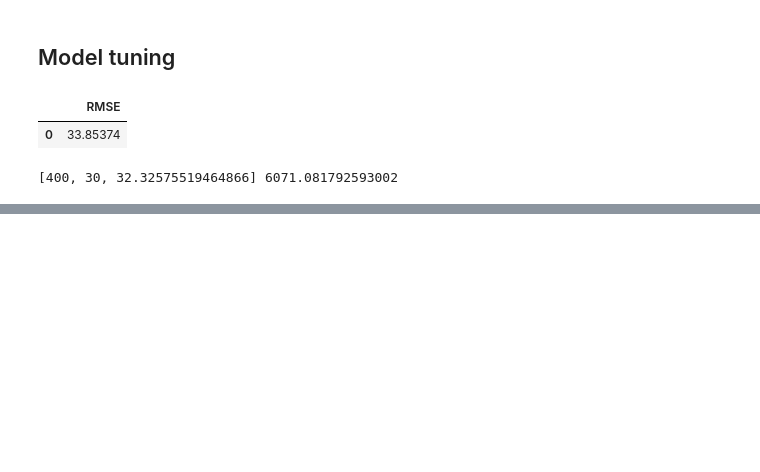
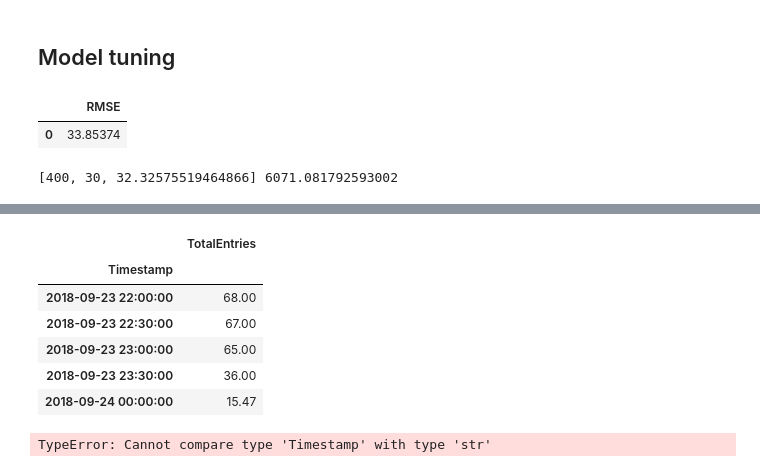
Before and after one commit to RamiroArribas/People_traffic_forecasting, a Jupyter notebook: Modeling/RandomForest_results_farming_Maragall.ipynb, the cells around one changed output, grey strips where cells are left out. Cells and saved outputs as stored; diff of their text form; code cells hidden in the pictures; blank space fills up the shorter version.

```diff
--- a/Modeling/RandomForest_results_farming_Maragall.ipynb
+++ b/Modeling/RandomForest_results_farming_Maragall.ipynb
@@ -351,0 +497,16 @@ RF_tuning_runtime = end_RF_tune - start_RF_tune
+# %%
+X_grow = pd.concat([X_grow, y_hat])
+# %%
+X_grow.tail()
+# %% [output]
+|  | TotalEntries |
+| Timestamp |  |
+| 2018-09-23 22:00:00 | 68.00 |
+| 2018-09-23 22:30:00 | 67.00 |
+| 2018-09-23 23:00:00 | 65.00 |
+| 2018-09-23 23:30:00 | 36.00 |
+| 2018-09-24 00:00:00 | 15.47 |
+# %%
+X_grow.sort_index()
+# %% [output]
+TypeError: Cannot compare type 'Timestamp' with type 'str'
```
Also changed, not shown: parts of 54 cells of this notebook, 1 other file.
